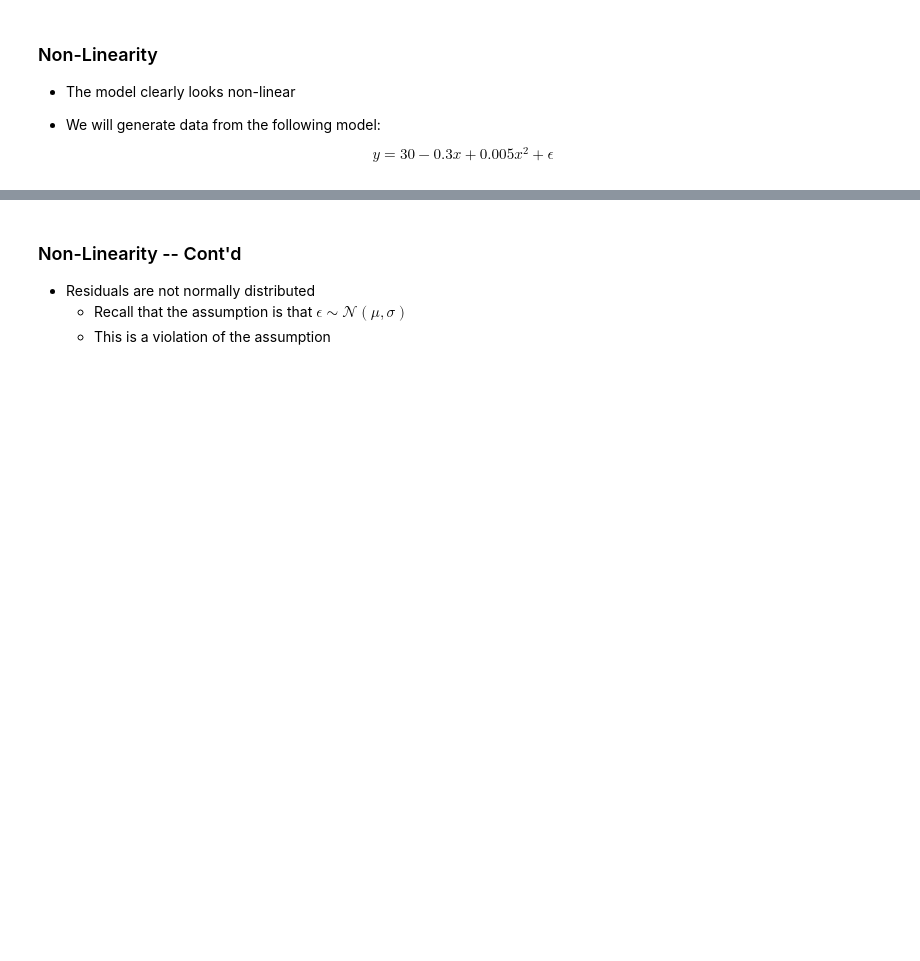
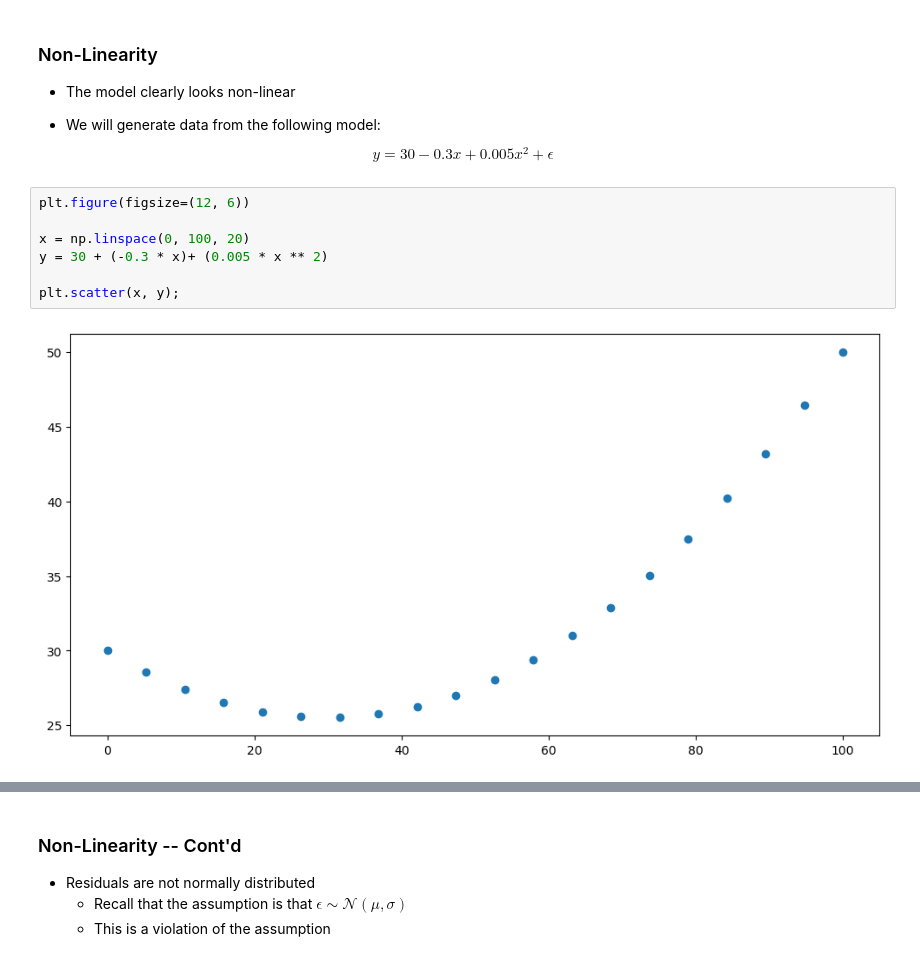
Before and after one commit to mahdi-b/ics434-s24, a Jupyter notebook: 27_non_linear_regression.ipynb, the cells around one changed output, grey strips where cells are left out. Cells and saved outputs as stored; diff of their text form; blank space fills up the shorter version.

```diff
--- a/27_non_linear_regression.ipynb
+++ b/27_non_linear_regression.ipynb
@@ -49,6 +29,15 @@ from scipy.stats import linregress
 $$
 y = 30 -0.3 x +0.005 x^2 + \epsilon
 $$
+# %%
+plt.figure(figsize=(12, 6))
+
+x = np.linspace(0, 100, 20)
+y = 30 + (-0.3 * x)+ (0.005 * x ** 2)
+
+plt.scatter(x, y);
+# %% [output]
+[figure, added]
 # %%
 plt.figure(figsize=(12, 6))
 
```
Also changed, not shown: parts of 50 cells of this notebook, 2 other files.
